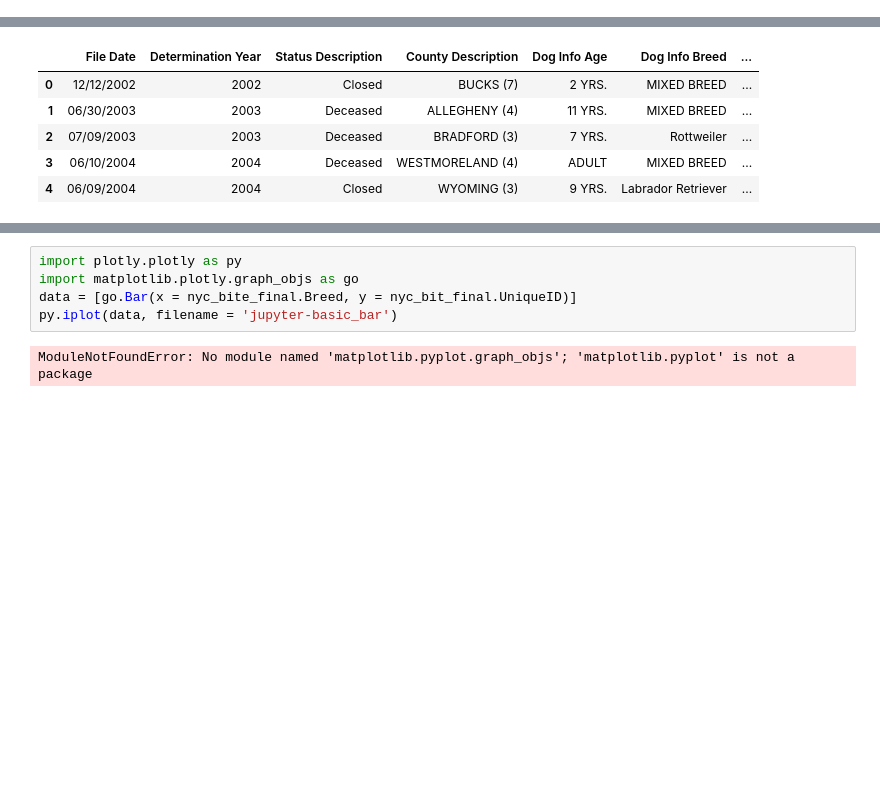
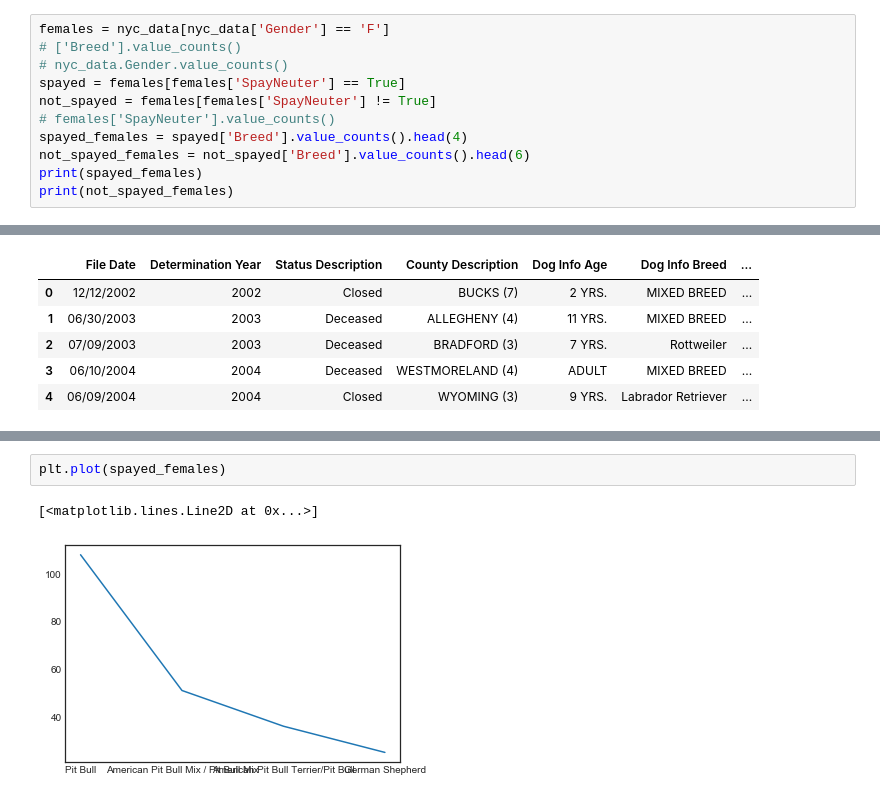
Before and after one commit to DanielleRomanoff/DS-Unit-1-Project_Dog_Bites, a Jupyter notebook: Dog Bites Project.ipynb, the cells around one changed output, grey strips where cells are left out. Saved outputs shown, nothing was run; the diff lists cells and outputs as text; blank space fills up the shorter version.

Commit message:
Defined variables for visuals

```diff
--- a/Dog Bites Project.ipynb
+++ b/Dog Bites Project.ipynb
@@ -70,0 +91,11 @@ dropping on a non-lexsorted multi-index without a level parameter may impact per
+# %%
+females = nyc_data[nyc_data['Gender'] == 'F']
+# ['Breed'].value_counts()
+# nyc_data.Gender.value_counts()
+spayed = females[females['SpayNeuter'] == True]
+not_spayed = females[females['SpayNeuter'] != True]
+# females['SpayNeuter'].value_counts()
+spayed_females = spayed['Breed'].value_counts().head(4)
+not_spayed_females = not_spayed['Breed'].value_counts().head(6)
+print(spayed_females)
+print(not_spayed_females)
@@ -149,10 +199,8 @@ ax.set_title('Number of each breed registered unknown', horizontalalignment = 'l
 # %% [output]
 AttributeError: 'Spine' object has no attribute 'set_visable'
 [figure]
-# %%
-import plotly.plotly as py
-import matplotlib.plotly.graph_objs as go
-data = [go.Bar(x = nyc_bite_final.Breed, y = nyc_bit_final.UniqueID)]
-py.iplot(data, filename = 'jupyter-basic_bar')
-# %% [output]
-ModuleNotFoundError: No module named 'matplotlib.pyplot.graph_objs'; 'matplotlib.pyplot' is not a package
+# %%
+plt.plot(spayed_females)
+# %% [output]
+[<matplotlib.lines.Line2D at 0x...>]
+[figure, added]
```
Also changed, not shown: parts of 13 cells of this notebook.
